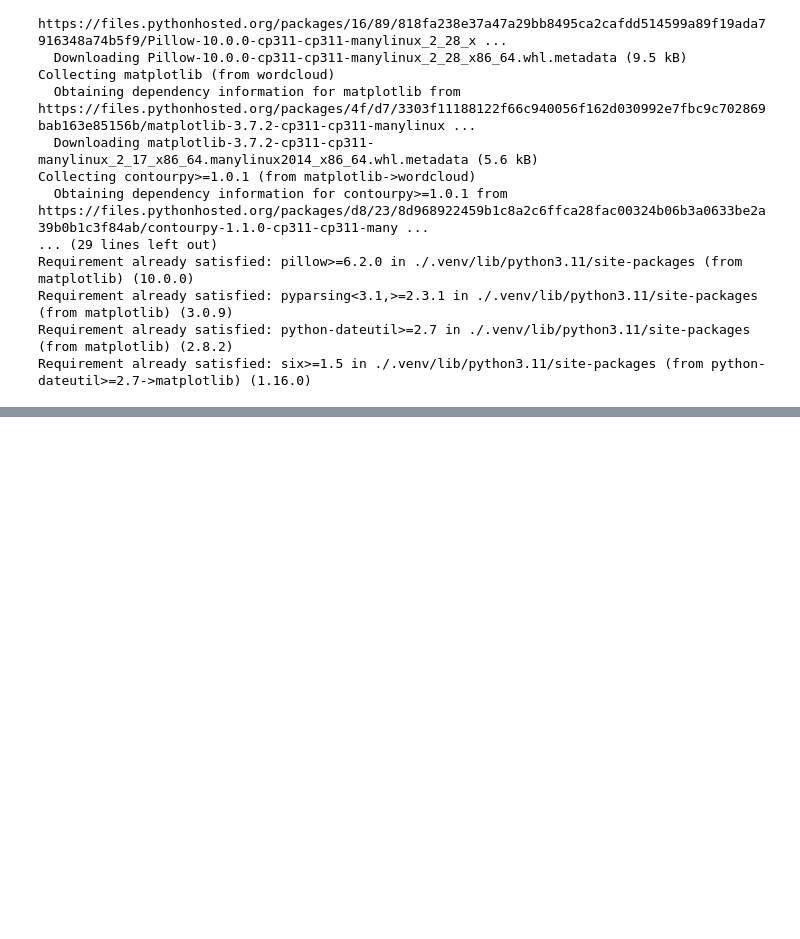
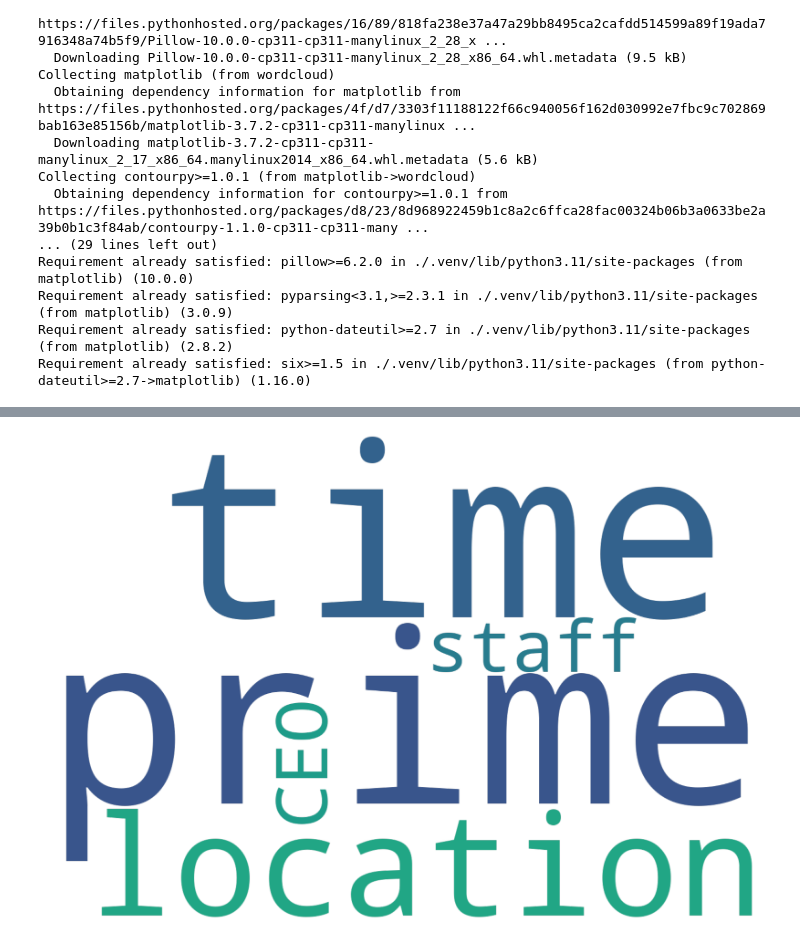
Before and after one commit to AyeshaIrshad1337/NLP, a Jupyter notebook: visual.ipynb, the cells around one changed output, grey strips where cells are left out. Drawn from its saved outputs; the diff is of its cells as text; code cells hidden in the pictures; blank space fills up the shorter version.

Commit message:
Day 18 Visuals

```diff
--- a/visual.ipynb
+++ b/visual.ipynb
@@ -21,0 +27,18 @@ Requirement already satisfied: six>=1.5 in ./.venv/lib/python3.11/site-packages
+# %%
+wc=WordCloud(
+    mode="RGBA",
+    collocations=False,
+    background_color=None,
+    width=1500,height=1000
+)
+# %%
+text="Its a prime time location, but its also a prime time staff .. with CEO"
+# %%
+word_cloud=wc.generate(text)
+# %%
+plt.figure(figsize=(30,20))
+plt.imshow(word_cloud,interpolation="bilinear")
+plt.axis("off")
+plt.show()
+# %% [output]
+[figure, added]
```
Also changed, not shown: parts of 1 cell of this notebook.
